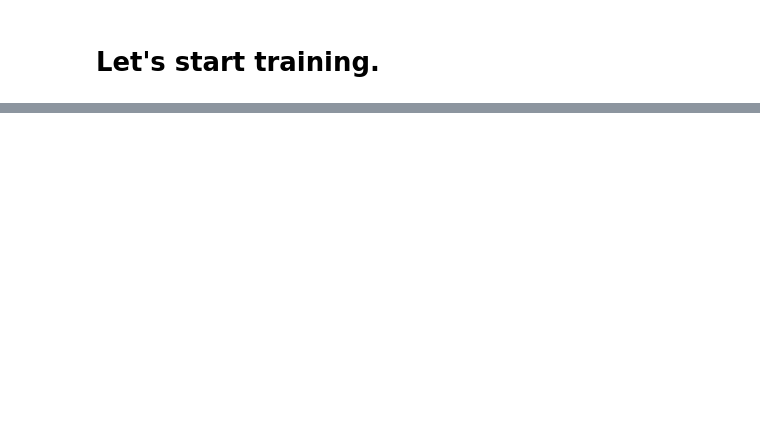
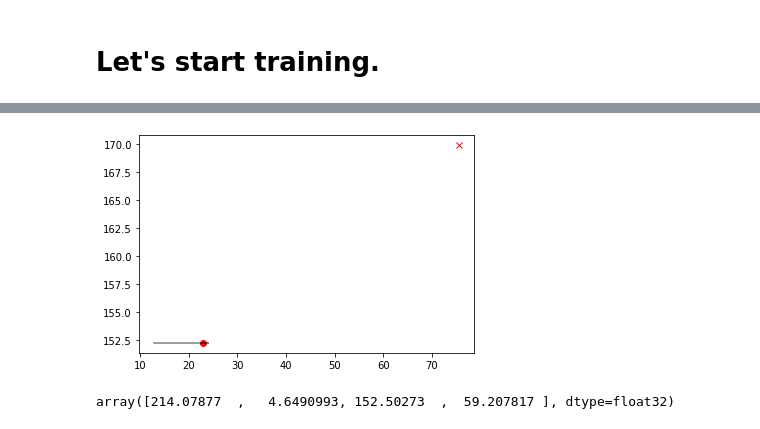
Before and after one commit to openearth/flowgym, a Jupyter notebook: notebooks/agent.ipynb, the cells around one changed output, grey strips where cells are left out. Saved outputs shown, nothing was run; the diff lists cells and outputs as text; code cells hidden in the pictures; blank space fills up the shorter version.

```diff
--- a/notebooks/agent.ipynb
+++ b/notebooks/agent.ipynb
@@ -190,3 +237,11 @@ for i in range(100):
     step = tf_env.step(action)
     actions.append(action)
     steps.append(step)
+# %%
+env.render()
+# %% [output]
+[figure, added]
+# %%
+env.reset()
+# %% [output]
+array([214.07877  ,   4.6490993, 152.50273  ,  59.207817 ], dtype=float32)
```
Also changed, not shown: parts of 20 cells of this notebook, 3 other files.
